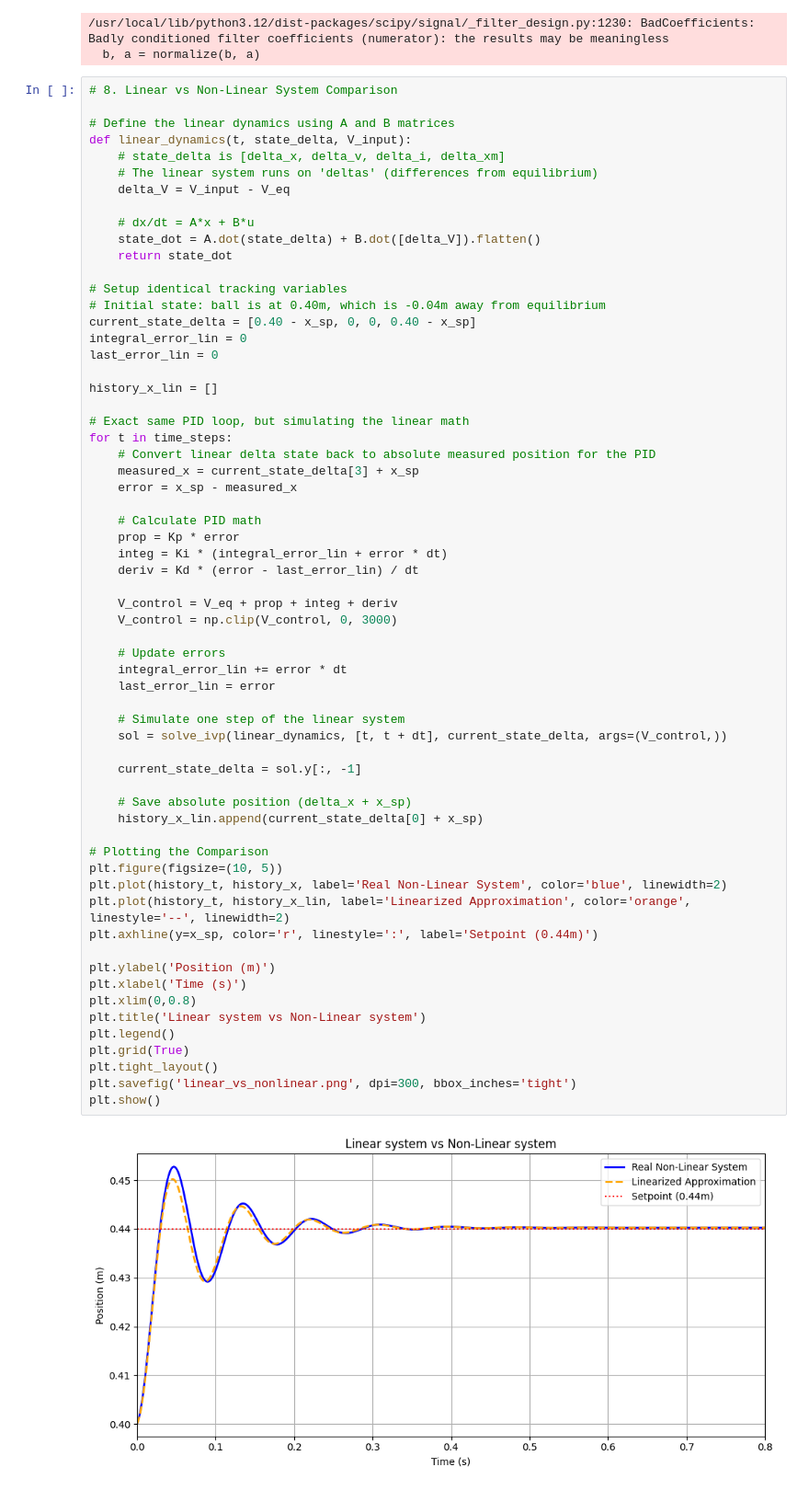
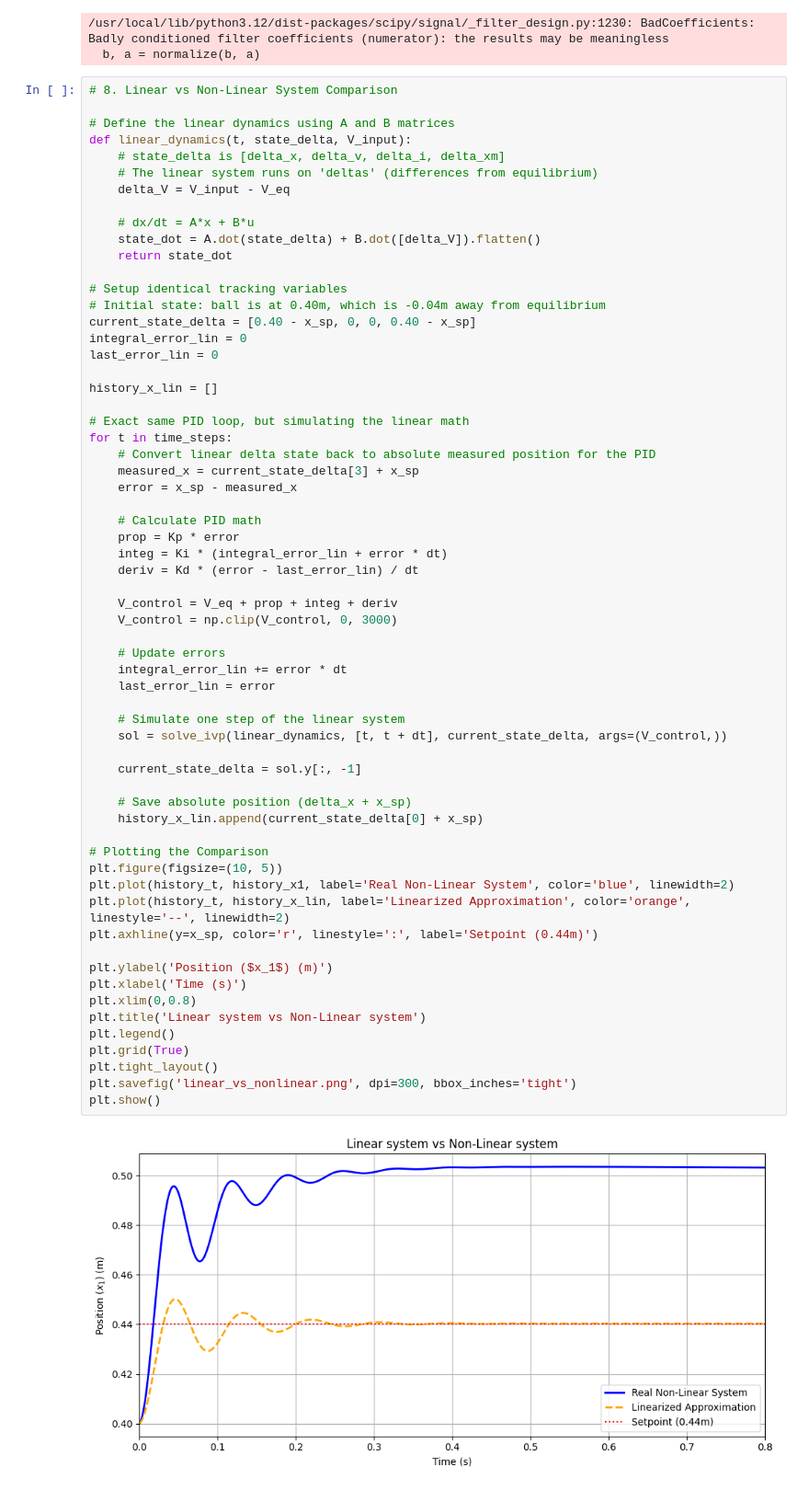
Before and after one commit to ethanboyjeff/ELE2038-Coursework, a Jupyter notebook: ELE2038_CW_notebook.ipynb, the cells around one changed output. Shown at 92% size. Saved outputs shown, nothing was run; the diff lists cells and outputs as text.

Commit message:
Added non-linear open-loop response and changed variable names

```diff
--- a/ELE2038_CW_notebook.ipynb
+++ b/ELE2038_CW_notebook.ipynb
@@ -310,33 +375,33 @@ for t in time_steps:
 
     V_control = V_eq + prop + integ + deriv
     V_control = np.clip(V_control, 0, 3000)
 
     # Update errors
     integral_error_lin += error * dt
     last_error_lin = error
 
     # Simulate one step of the linear system
     sol = solve_ivp(linear_dynamics, [t, t + dt], current_state_delta, args=(V_control,))
 
     current_state_delta = sol.y[:, -1]
 
     # Save absolute position (delta_x + x_sp)
     history_x_lin.append(current_state_delta[0] + x_sp)
 
 # Plotting the Comparison
 plt.figure(figsize=(10, 5))
-plt.plot(history_t, history_x, label='Real Non-Linear System', color='blue', linewidth=2)
+plt.plot(history_t, history_x1, label='Real Non-Linear System', color='blue', linewidth=2)
 plt.plot(history_t, history_x_lin, label='Linearized Approximation', color='orange', linestyle='--', linewidth=2)
 plt.axhline(y=x_sp, color='r', linestyle=':', label='Setpoint (0.44m)')
 
-plt.ylabel('Position (m)')
+plt.ylabel('Position ($x_1$) (m)')
 plt.xlabel('Time (s)')
 plt.xlim(0,0.8)
 plt.title('Linear system vs Non-Linear system')
 plt.legend()
 plt.grid(True)
 plt.tight_layout()
 plt.savefig('linear_vs_nonlinear.png', dpi=300, bbox_inches='tight')
 plt.show()
 # %% [output]
-[figure, old version]
+[figure, new version]
```
Also changed, not shown: parts of 2 cells of this notebook.
